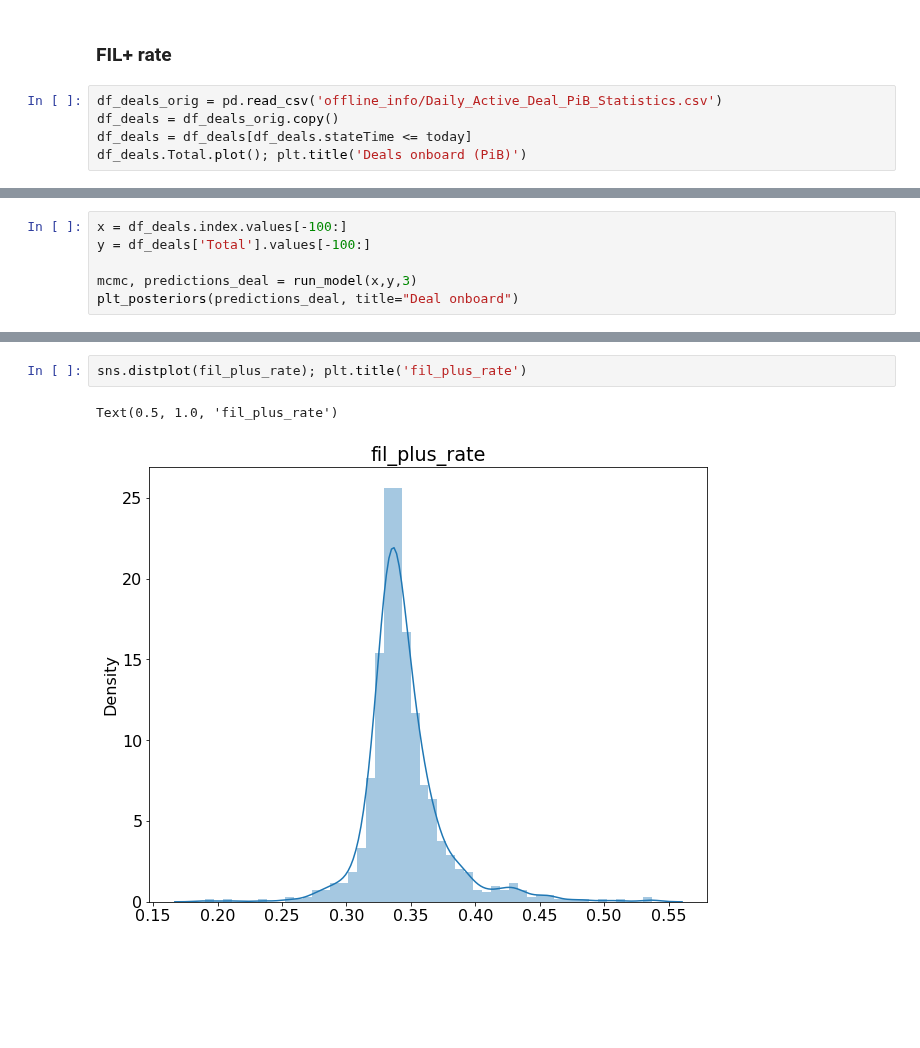
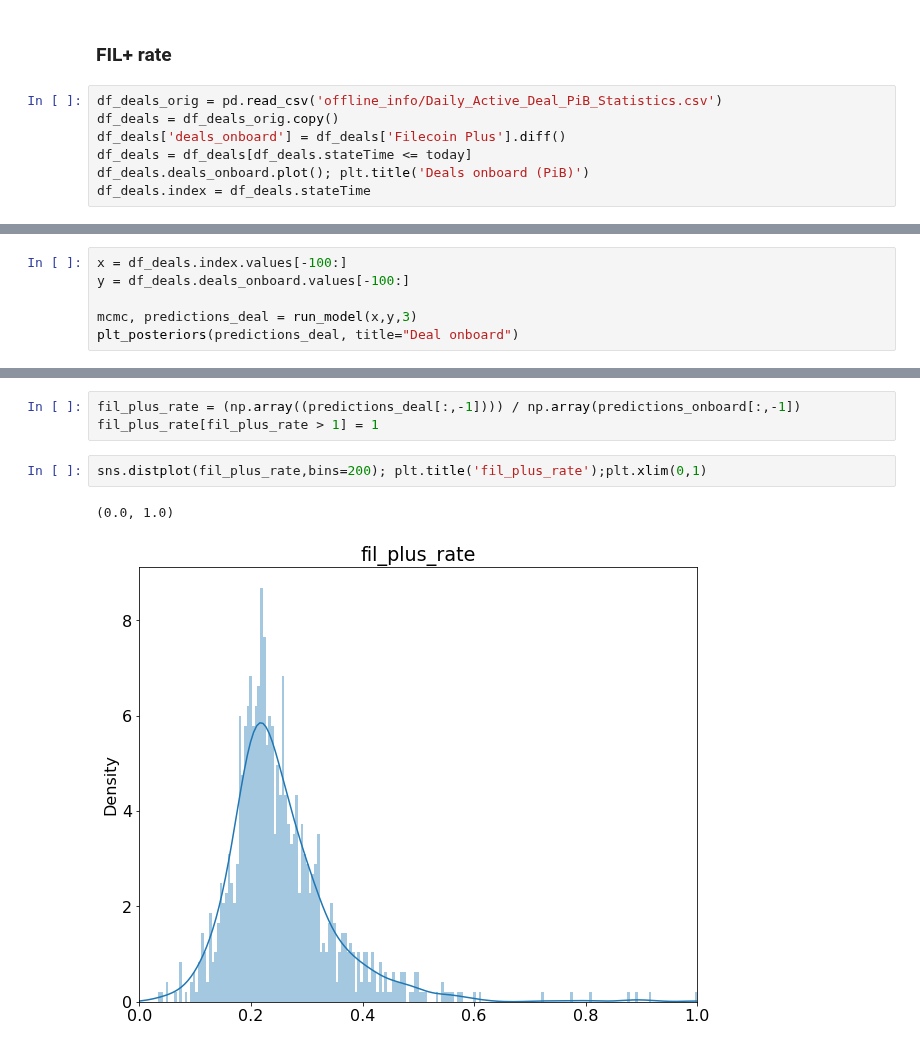
Before and after one commit to protocol/CryptoEconLab, a Jupyter notebook: notebooks/baseline_crossing/Distributions_to_parameterise_baseline_crossing_model.ipynb, the cells around one changed output, grey strips where cells are left out. Drawn from its saved outputs; the diff is of its cells as text; blank space fills up the shorter version.

```diff
--- a/notebooks/baseline_crossing/Distributions_to_parameterise_baseline_crossing_model.ipynb
+++ b/notebooks/baseline_crossing/Distributions_to_parameterise_baseline_crossing_model.ipynb
@@ -294,6 +274,8 @@ Text(0.5, 1.0, 'Raw byte onboarding/daily')
 # %%
 df_deals_orig = pd.read_csv('offline_info/Daily_Active_Deal_PiB_Statistics.csv')
 df_deals = df_deals_orig.copy()
+df_deals['deals_onboard'] = df_deals['Filecoin Plus'].diff()
 df_deals = df_deals[df_deals.stateTime <= today]
-df_deals.Total.plot(); plt.title('Deals onboard (PiB)')
+df_deals.deals_onboard.plot(); plt.title('Deals onboard (PiB)')
+df_deals.index = df_deals.stateTime
 # %% [output]
@@ -302,6 +283,6 @@ Text(0.5, 1.0, 'Deals onboard (PiB)')
 # %%
 x = df_deals.index.values[-100:]
-y = df_deals['Total'].values[-100:]
+y = df_deals.deals_onboard.values[-100:]
 
 mcmc, predictions_deal = run_model(x,y,3)
 plt_posteriors(predictions_deal, title="Deal onboard")
@@ -330,6 +313,9 @@ fil_plus_rate = np.array(predictions_onboard[:,-1]) / np.array((predictions_deal
+# %%
+fil_plus_rate = (np.array((predictions_deal[:,-1]))) / np.array(predictions_onboard[:,-1])
+fil_plus_rate[fil_plus_rate > 1] = 1
 # %%
-sns.distplot(fil_plus_rate); plt.title('fil_plus_rate')
+sns.distplot(fil_plus_rate,bins=200); plt.title('fil_plus_rate');plt.xlim(0,1)
 # %% [output]
-Text(0.5, 1.0, 'fil_plus_rate')
+(0.0, 1.0)
-[figure, old version]
+[figure, new version]
 # %%
```
Also changed, not shown: parts of 9 cells of this notebook, 5 other files.
